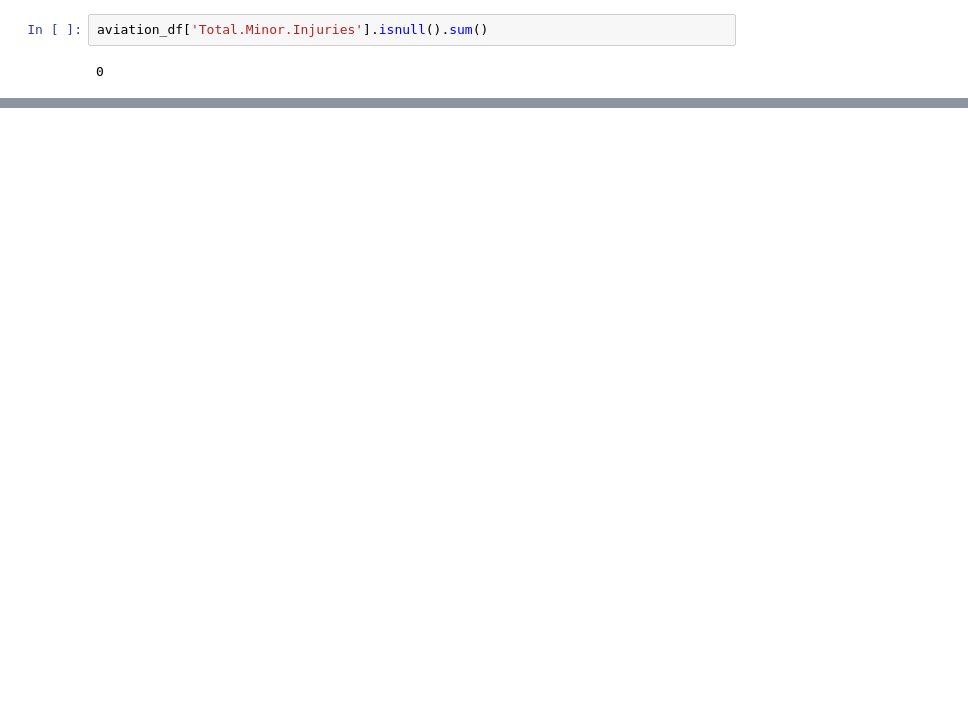
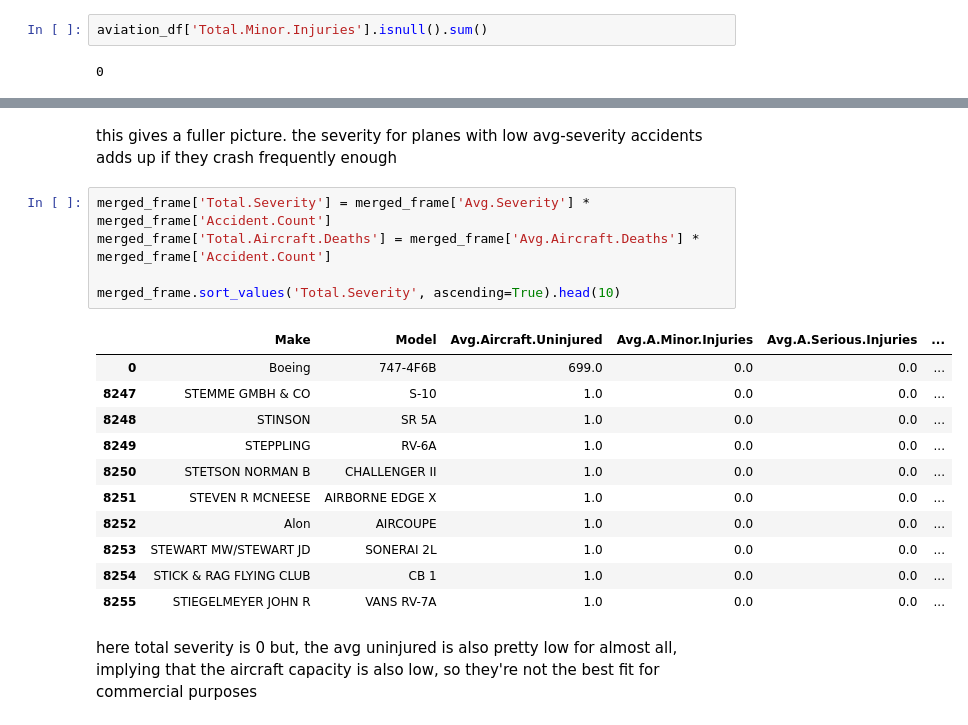
Before and after one commit to justmawi-dot/phaseONEproject, a Jupyter notebook: student.ipynb, the cells around one changed output, grey strips where cells are left out. Saved outputs shown, nothing was run; the diff lists cells and outputs as text; blank space fills up the shorter version.

```diff
--- a/student.ipynb
+++ b/student.ipynb
@@ -190,0 +354,22 @@ aviation_df.iloc[0:20, [14,15,27,31]]
+# %% [markdown]
+this gives a fuller picture.
+the severity for planes with low avg-severity accidents adds up if they crash frequently enough
+# %%
+merged_frame['Total.Severity'] = merged_frame['Avg.Severity'] * merged_frame['Accident.Count']
+merged_frame['Total.Aircraft.Deaths'] = merged_frame['Avg.Aircraft.Deaths'] * merged_frame['Accident.Count']
+
+merged_frame.sort_values('Total.Severity', ascending=True).head(10)
+# %% [output]
+|  | Make | Model | Avg.Aircraft.Uninjured | Avg.A.Minor.Injuries | Avg.A.Serious.Injuries | ... |
+| 0 | Boeing | 747-4F6B | 699.0 | 0.0 | 0.0 | ... |
+| 8247 | STEMME GMBH & CO | S-10 | 1.0 | 0.0 | 0.0 | ... |
+| 8248 | STINSON | SR 5A | 1.0 | 0.0 | 0.0 | ... |
+| 8249 | STEPPLING | RV-6A | 1.0 | 0.0 | 0.0 | ... |
+| 8250 | STETSON NORMAN B | CHALLENGER II | 1.0 | 0.0 | 0.0 | ... |
+| 8251 | STEVEN R MCNEESE | AIRBORNE EDGE X | 1.0 | 0.0 | 0.0 | ... |
+| 8252 | Alon | AIRCOUPE | 1.0 | 0.0 | 0.0 | ... |
+| 8253 | STEWART MW/STEWART JD | SONERAI 2L | 1.0 | 0.0 | 0.0 | ... |
+| 8254 | STICK & RAG FLYING CLUB | CB 1 | 1.0 | 0.0 | 0.0 | ... |
+| 8255 | STIEGELMEYER JOHN R | VANS RV-7A | 1.0 | 0.0 | 0.0 | ... |
+# %% [markdown]
+here total severity is 0 but, the avg uninjured is also pretty low for almost all, implying that the aircraft capacity is also low, so they're not the best fit for commercial purposes
```
Also changed, not shown: parts of 36 cells of this notebook.
